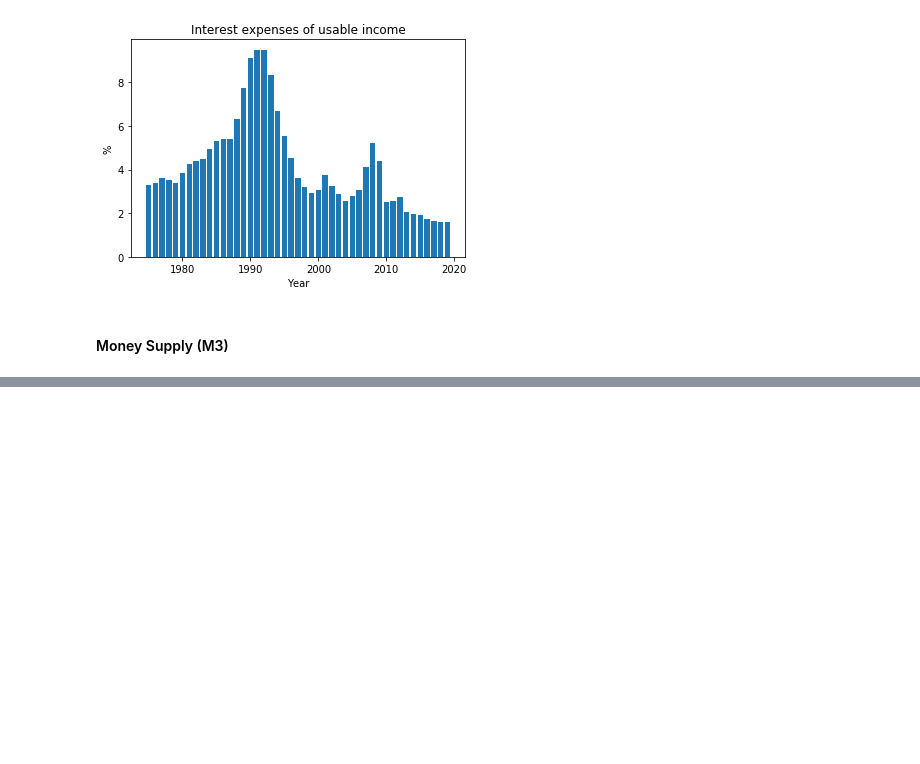
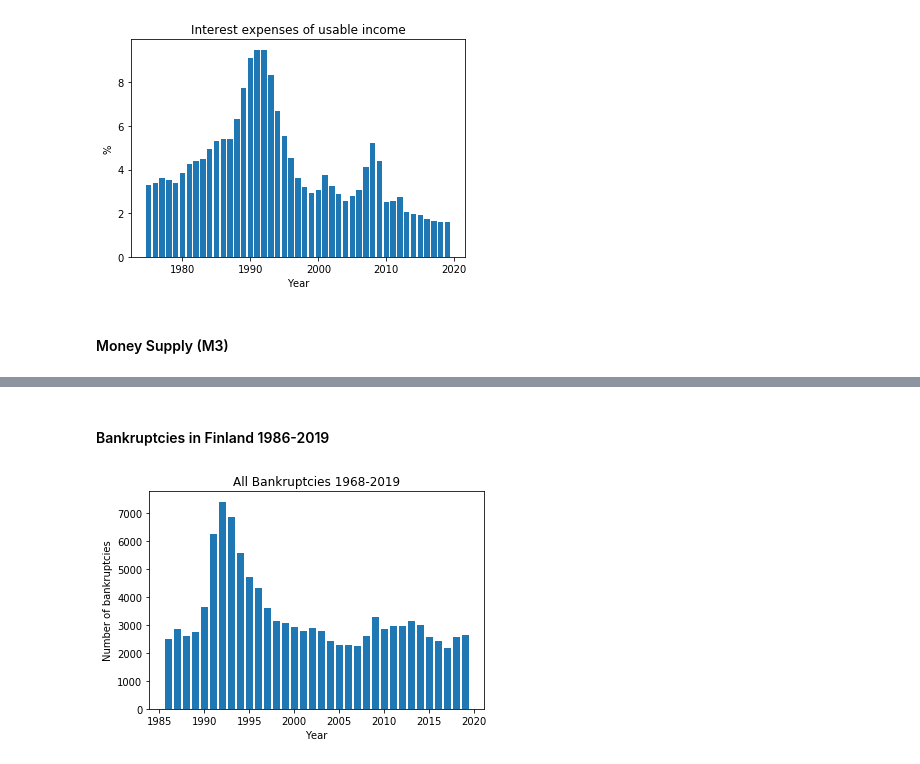
Before and after one commit to AT-Fin/Bankruptcy-prediction-Master-s-Thesis-, a Jupyter notebook: 2 Creating predictors-Version2.ipynb, the cells around one changed output, grey strips where cells are left out. Saved outputs shown, nothing was run; the diff lists cells and outputs as text; code cells hidden in the pictures; blank space fills up the shorter version.

```diff
--- a/2 Creating predictors-Version2.ipynb
+++ b/2 Creating predictors-Version2.ipynb
@@ -187,0 +213,15 @@ plt.show()
+# %% [markdown]
+#### Bankruptcies  in Finland 1986-2019
+# %%
+# Bankruptcies 1986-2019 Finland: Tilastokeskus
+
+brupts_fin = pd.read_csv(filepath_or_buffer=macro_path+'Bankruptcies/Bankruptcies_1986_2019.csv',
+                        sep=';', skiprows=1)
+
+plt.bar(brupts_fin.iloc[:,0],brupts_fin.iloc[:,1])
+plt.xlabel('Year')
+plt.ylabel('Number of bankruptcies')
+plt.title('All Bankruptcies 1968-2019')
+plt.show()
+# %% [output]
+[figure, added]
```
Also changed, not shown: parts of 8 cells of this notebook.
